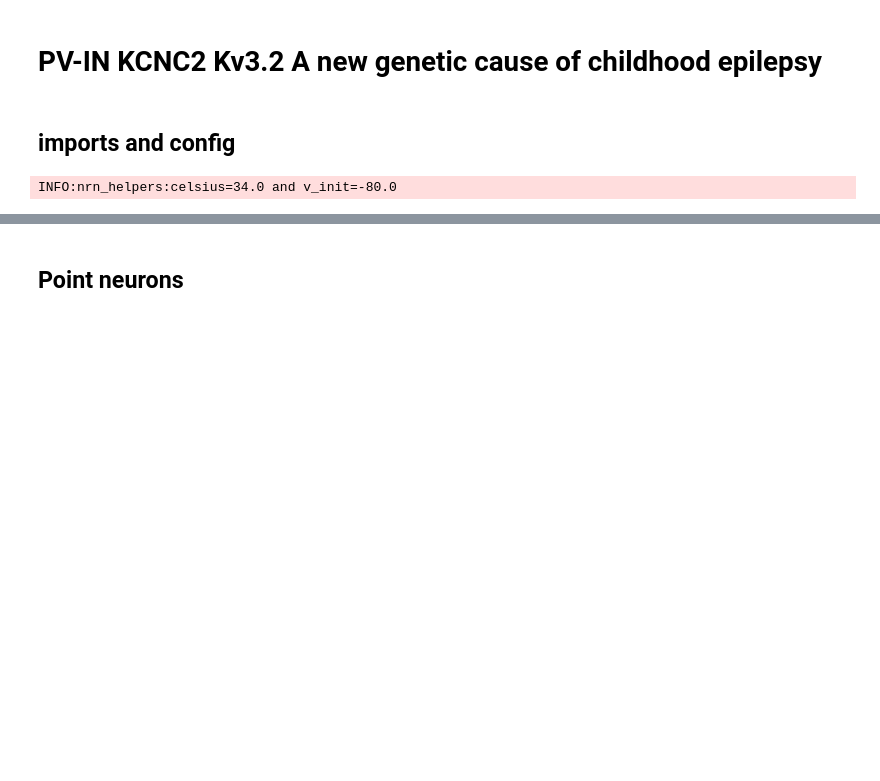
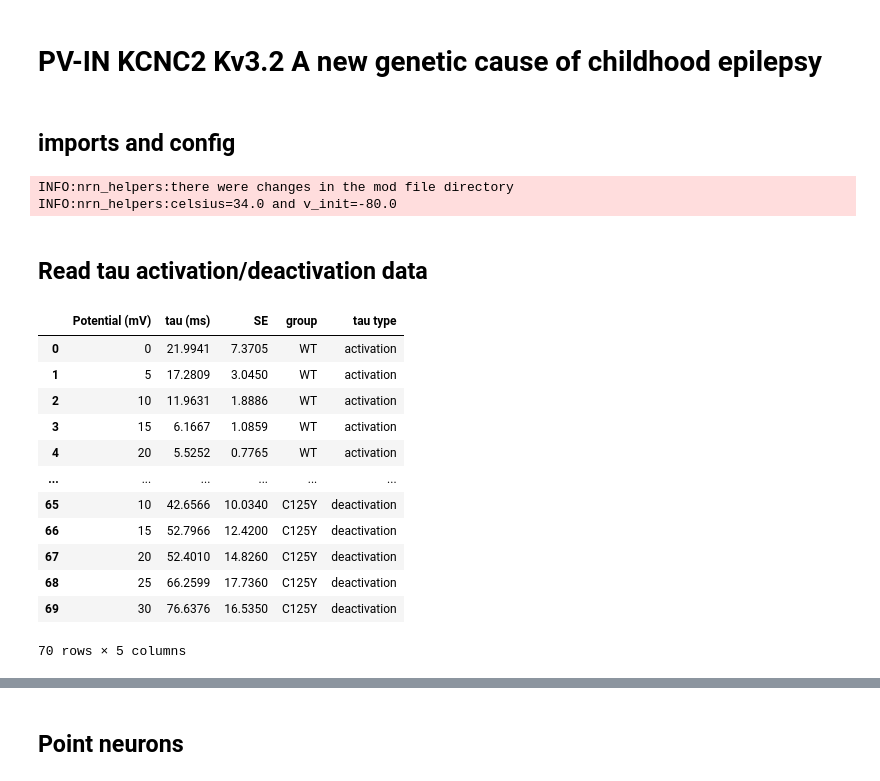
Before and after one commit to ChrisCurrin/pv-kcnc2, a Jupyter notebook: notebook.ipynb, the cells around one changed output, grey strips where cells are left out. Drawn from its saved outputs; the diff is of its cells as text; code cells hidden in the pictures; blank space fills up the shorter version.

```diff
--- a/notebook.ipynb
+++ b/notebook.ipynb
@@ -19,6 +19,9 @@ import numpy as np
 import pandas as pd
 import matplotlib.pyplot as plt
 import seaborn as sns
+import ipywidgets as widgets
+
+from nrnutils import Section, Mechanism
 
 from src.cells.pv_nrn import get_pv, get_pv_params, set_nrn_prop, mut, set_relative_prop
 
@@ -37,7 +40,7 @@ for logger in ["fontTools"]:
     logging.getLogger(logger).setLevel(logging.WARNING)
 
 if platform.system() == 'Windows':
-    set_cache_root("D:\\.cache\\pv-kcnc2")
+    set_cache_root("E:\\.cache\\pv-kcnc2")
 
 init_nrn(celsius=34, v_init=-80) # as in BBP optimisation
 
@@ -45,4 +48,24 @@ h.check_simulator() # method from PV_template.hoc that checks if parameters used
 
 set_default_style()
 # %% [output]
+INFO:nrn_helpers:there were changes in the mod file directory
 INFO:nrn_helpers:celsius=34.0 and v_init=-80.0
+# %% [markdown]
+## Read tau activation/deactivation data
+# %%
+tau_df = pd.read_csv(get_file_path("new_tau", "data", ext="csv")).infer_objects()
+tau_df
+# %% [output]
+|  | Potential (mV) | tau (ms) | SE | group | tau type |
+| 0 | 0 | 21.9941 | 7.3705 | WT | activation |
+| 1 | 5 | 17.2809 | 3.0450 | WT | activation |
+| 2 | 10 | 11.9631 | 1.8886 | WT | activation |
+| 3 | 15 | 6.1667 | 1.0859 | WT | activation |
+| 4 | 20 | 5.5252 | 0.7765 | WT | activation |
+| ... | ... | ... | ... | ... | ... |
+| 65 | 10 | 42.6566 | 10.0340 | C125Y | deactivation |
+| 66 | 15 | 52.7966 | 12.4200 | C125Y | deactivation |
+| 67 | 20 | 52.4010 | 14.8260 | C125Y | deactivation |
+| 68 | 25 | 66.2599 | 17.7360 | C125Y | deactivation |
+| 69 | 30 | 76.6376 | 16.5350 | C125Y | deactivation |
+70 rows × 5 columns
```
Also changed, not shown: parts of 23 cells of this notebook, 9 other files.
